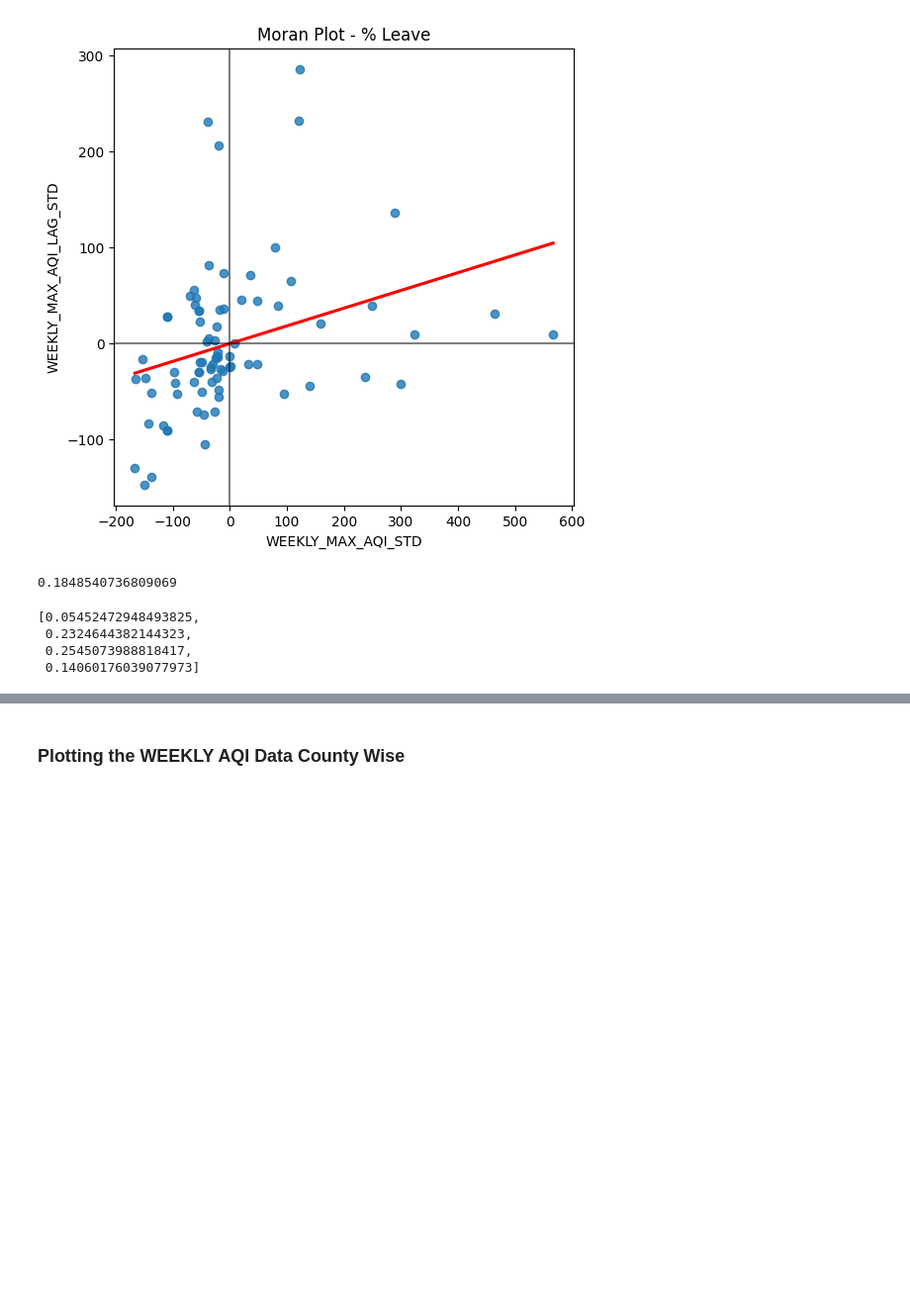
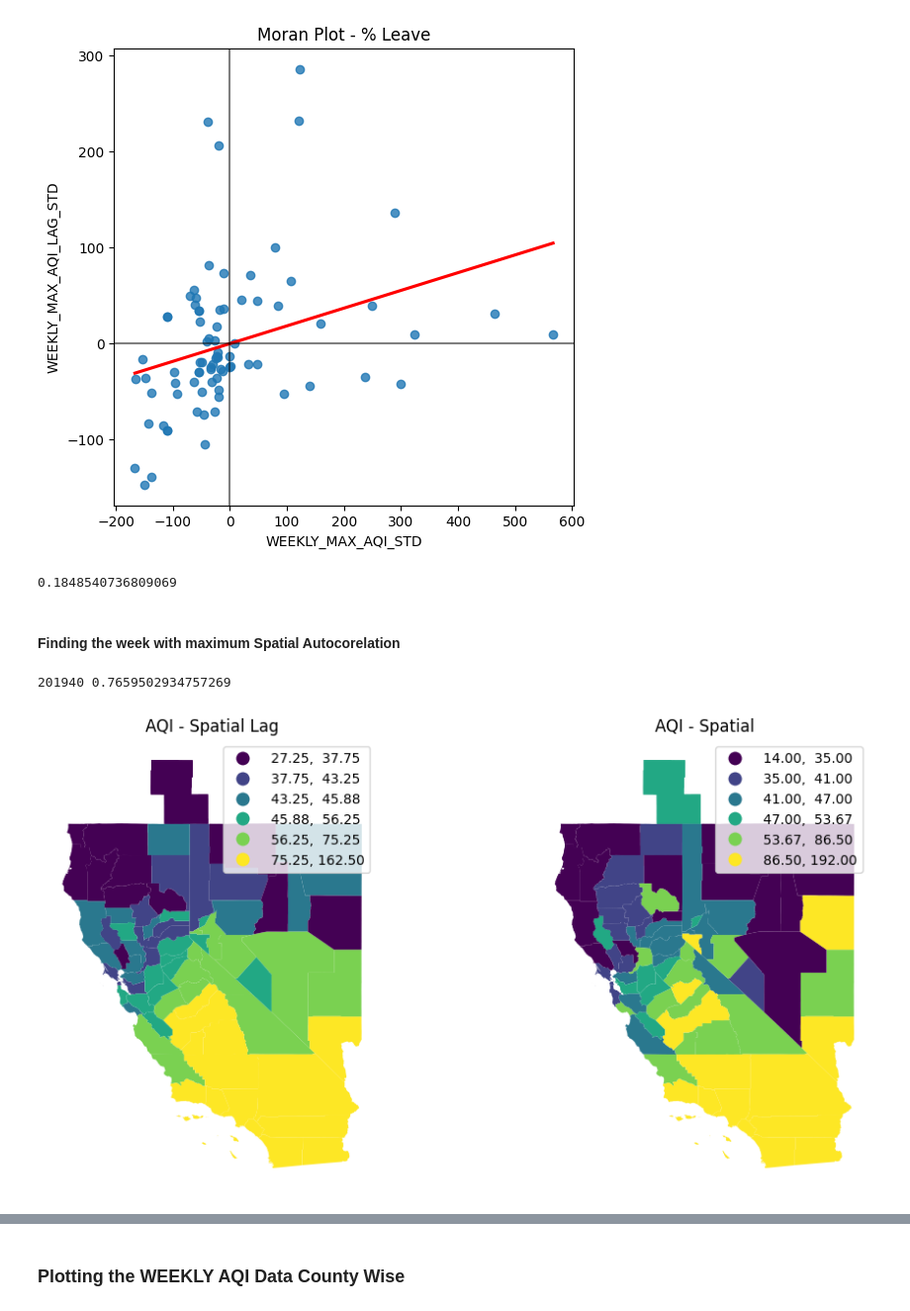
Before and after one commit to abdullahpichoo/GeoSpatialAnalysis-AQI-Impact-on-Public-Health, a Jupyter notebook: Project.ipynb, the cells around one changed output, grey strips where cells are left out. Shown at 99% size. Drawn from its saved outputs; the diff is of its cells as text; code cells hidden in the pictures; blank space fills up the shorter version.

```diff
--- a/Project.ipynb
+++ b/Project.ipynb
@@ -1044,8 +1012,2 @@ def get_yearly_corelations():
-# %%
-yearly_corelations = get_yearly_corelations()
-yearly_corelations
-# %% [output]
-[0.05452472948493825,
- 0.2324644382144323,
- 0.2545073988818417,
- 0.14060176039077973]
+# %% [markdown]
+#### Finding the week with maximum Spatial Autocorelation
@@ -1051,0 +1030,51 @@ yearly_corelations
+# %%
+max_corelation_date_code = max(yearly_corelations, key=yearly_corelations.get)
+print(max_corelation_date_code, yearly_corelations[max_corelation_date_code])
+# %% [output]
+201940 0.7659502934757269
+# %%
+co_df = new_final_data_2019.loc[
+    new_final_data_2019["DATE_CODE"] == max_corelation_date_code
+]
+
+# Generate W from the GeoDataFrame
+w = weights.KNN.from_dataframe(co_df, k=4)
+# Row-standardization
+w.transform = "R"
+
+co_df["WEEKLY_MAX_AQI_LAG"] = weights.spatial_lag.lag_spatial(
+    w, co_df["WEEKLY_MAX_AQI"]
+)
+# %%
+f, axs = plt.subplots(1, 2, figsize=(12, 6))
+ax1, ax2 = axs
+
+co_df.plot(
+    column="WEEKLY_MAX_AQI_LAG",
+    cmap="viridis",
+    scheme="quantiles",
+    k=6,
+    edgecolor="white",
+    linewidth=0.0,
+    legend=True,
+    ax=ax1,
+)
+ax1.set_axis_off()
+ax1.set_title("AQI - Spatial Lag")
+
+co_df.plot(
+    column="WEEKLY_MAX_AQI",
+    cmap="viridis",
+    scheme="quantiles",
+    k=6,
+    edgecolor="white",
+    linewidth=0.0,
+    legend=True,
+    ax=ax2,
+)
+ax2.set_axis_off()
+ax2.set_title("AQI - Spatial")
+
+plt.show()
+# %% [output]
+[figure, added]
```
Also changed, not shown: parts of 13 cells of this notebook.
